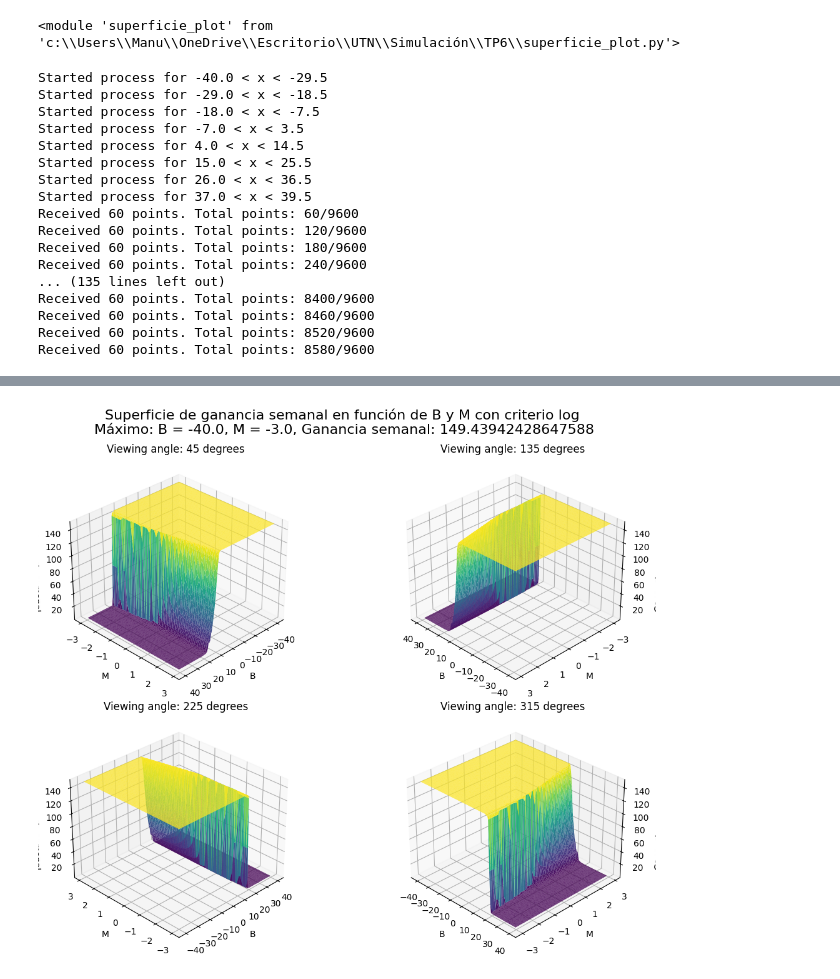
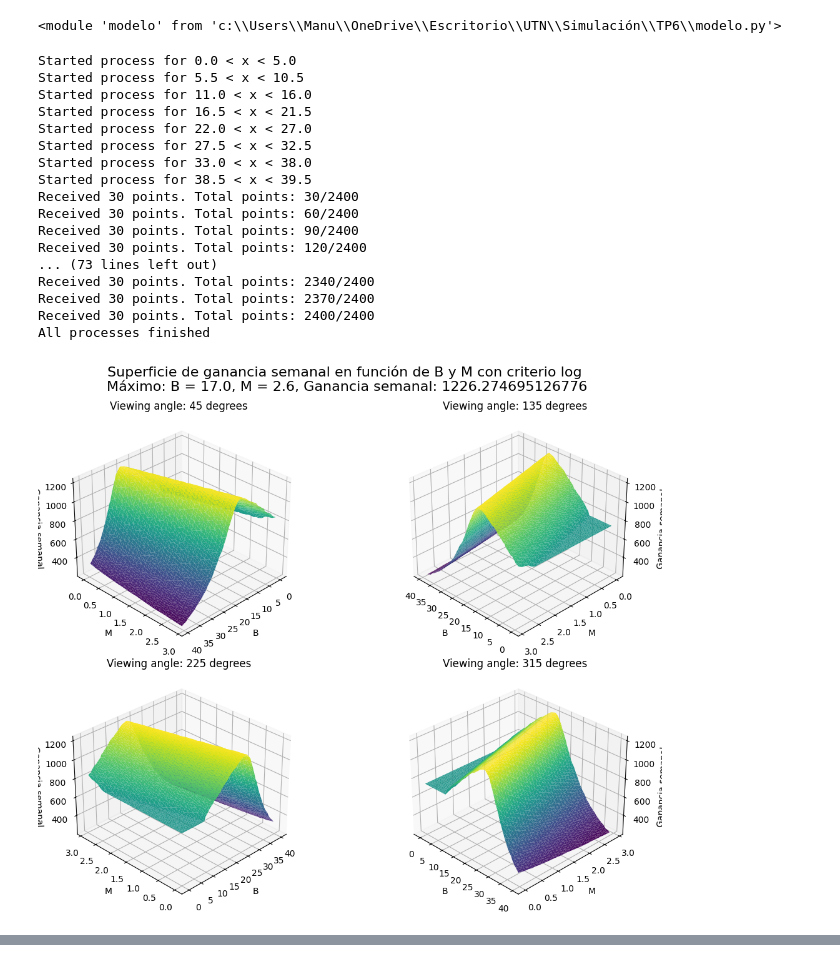
Before and after one commit to manutorrente/TP6-Simu, a Jupyter notebook: test_plot.ipynb, the cells around one changed output, grey strips where cells are left out. Cells and saved outputs as stored; diff of their text form; code cells hidden in the pictures.

```diff
--- a/test_plot.ipynb
+++ b/test_plot.ipynb
@@ -2,27 +2,35 @@
 import superficie_plot
 import modelo
 from importlib import reload
+import variablesFijas
 reload(superficie_plot)
+reload(modelo)
 # %% [output]
-<module 'superficie_plot' from 'c:\\Users\\Manu\\OneDrive\\Escritorio\\UTN\\Simulación\\TP6\\superficie_plot.py'>
+<module 'modelo' from 'c:\\Users\\Manu\\OneDrive\\Escritorio\\UTN\\Simulación\\TP6\\modelo.py'>
+# %%
+n_repeticiones = 3
+generadorSecuencias = variablesFijas.GeneradorDeSecuencias(n_repeticiones=n_repeticiones)
 # %%
-s = superficie_plot.SuperficiePlot(crit = "lineal", distribuciones=modelo.DistribucionesNuevas())
-s.calcular_modelo(-40, 40, -3, 3, 0.5, 0.1)
+test_log = superficie_plot.SuperficiePlot(generadorSecuencias=generadorSecuencias, crit="log")
+test_log.calcular_modelo(0,40,0,3,0.5,0.1)
+test_log.plot()
+test_log.plot_max()
 # %% [output]
-Started process for -40.0 < x < -29.5
-Started process for -29.0 < x < -18.5
-Started process for -18.0 < x < -7.5
-Started process for -7.0 < x < 3.5
-Started process for 4.0 < x < 14.5
-Started process for 15.0 < x < 25.5
-Started process for 26.0 < x < 36.5
-Started process for 37.0 < x < 39.5
-Received 60 points. Total points: 60/9600
-Received 60 points. Total points: 120/9600
-Received 60 points. Total points: 180/9600
-Received 60 points. Total points: 240/9600
-... (135 lines left out)
-Received 60 points. Total points: 8400/9600
-Received 60 points. Total points: 8460/9600
-Received 60 points. Total points: 8520/9600
-Received 60 points. Total points: 8580/9600
+Started process for 0.0 < x < 5.0
+Started process for 5.5 < x < 10.5
+Started process for 11.0 < x < 16.0
+Started process for 16.5 < x < 21.5
+Started process for 22.0 < x < 27.0
+Started process for 27.5 < x < 32.5
+Started process for 33.0 < x < 38.0
+Started process for 38.5 < x < 39.5
+Received 30 points. Total points: 30/2400
+Received 30 points. Total points: 60/2400
+Received 30 points. Total points: 90/2400
+Received 30 points. Total points: 120/2400
+... (73 lines left out)
+Received 30 points. Total points: 2340/2400
+Received 30 points. Total points: 2370/2400
+Received 30 points. Total points: 2400/2400
+All processes finished
+[figure, added]
@@ -29,4 +37,0 @@ Received 60 points. Total points: 8580/9600
-# %%
-s.plot()
-# %% [output]
-[figure, removed]
```
Also changed, not shown: parts of 4 cells of this notebook, 6 other files.
